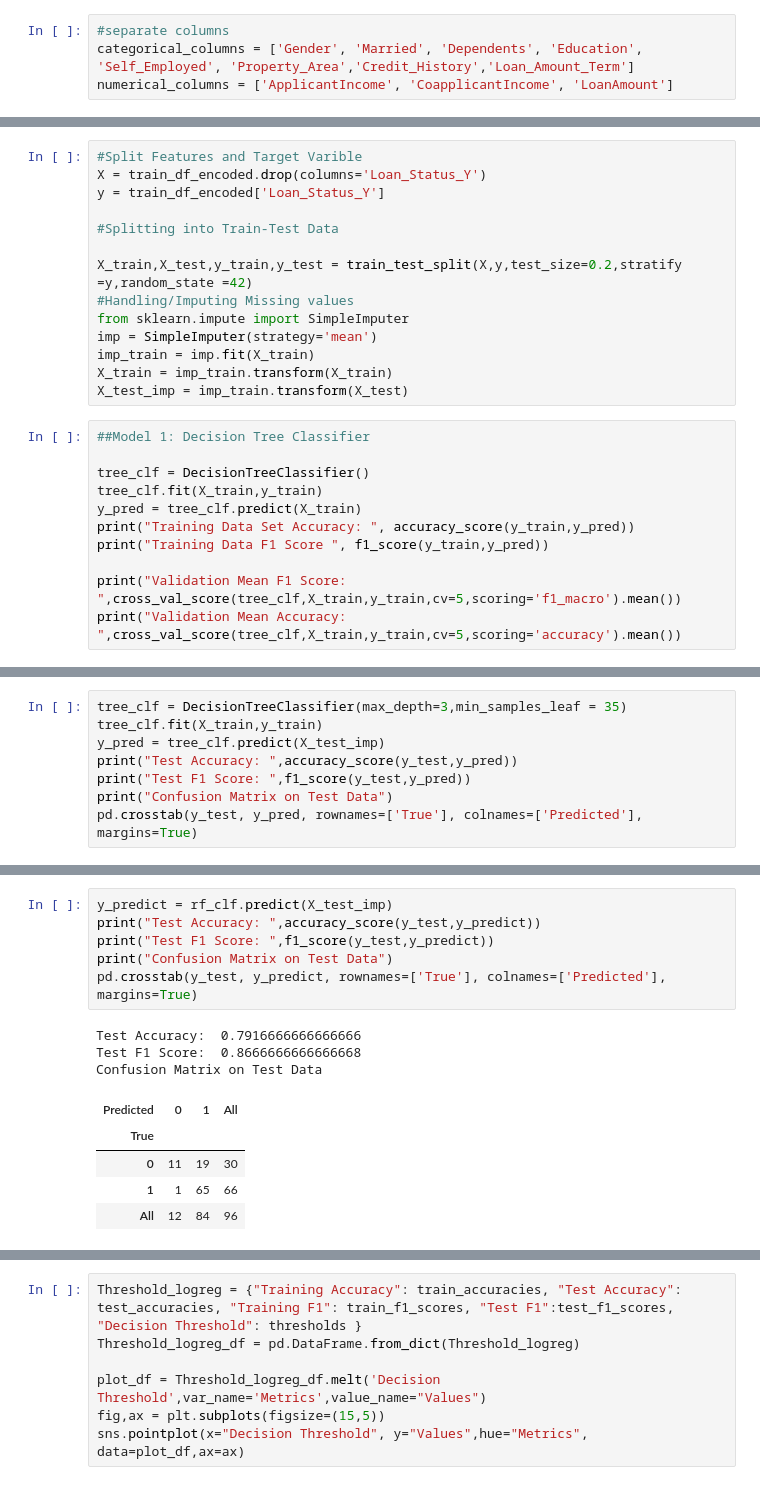
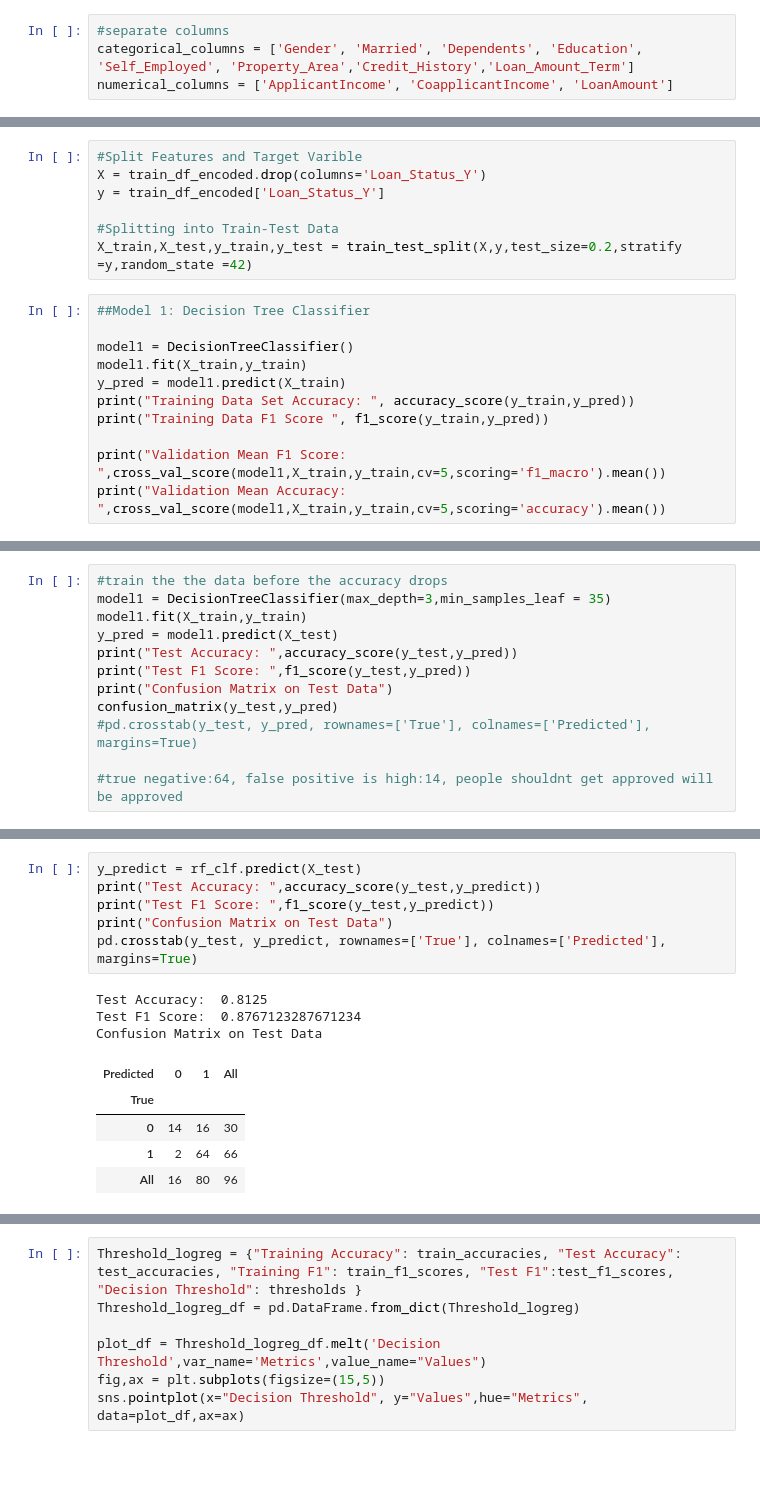
Before and after one commit to marybellavia/project-three, a Jupyter notebook: model_2.ipynb, the cells around one changed output, grey strips where cells are left out. Saved outputs shown, nothing was run; the diff lists cells and outputs as text.

```diff
--- a/model_2.ipynb
+++ b/model_2.ipynb
@@ -86,25 +87,18 @@ X = train_df_encoded.drop(columns='Loan_Status_Y')
 y = train_df_encoded['Loan_Status_Y']
 
 #Splitting into Train-Test Data
-
 X_train,X_test,y_train,y_test = train_test_split(X,y,test_size=0.2,stratify =y,random_state =42)
-#Handling/Imputing Missing values
-from sklearn.impute import SimpleImputer
-imp = SimpleImputer(strategy='mean')
-imp_train = imp.fit(X_train)
-X_train = imp_train.transform(X_train)
-X_test_imp = imp_train.transform(X_test)
 # %%
 ##Model 1: Decision Tree Classifier
 
-tree_clf = DecisionTreeClassifier()
-tree_clf.fit(X_train,y_train)
-y_pred = tree_clf.predict(X_train)
+model1 = DecisionTreeClassifier()
+model1.fit(X_train,y_train)
+y_pred = model1.predict(X_train)
 print("Training Data Set Accuracy: ", accuracy_score(y_train,y_pred))
 print("Training Data F1 Score ", f1_score(y_train,y_pred))
 
-print("Validation Mean F1 Score: ",cross_val_score(tree_clf,X_train,y_train,cv=5,scoring='f1_macro').mean())
-print("Validation Mean Accuracy: ",cross_val_score(tree_clf,X_train,y_train,cv=5,scoring='accuracy').mean())
+print("Validation Mean F1 Score: ",cross_val_score(model1,X_train,y_train,cv=5,scoring='f1_macro').mean())
+print("Validation Mean Accuracy: ",cross_val_score(model1,X_train,y_train,cv=5,scoring='accuracy').mean())
 # %% [output]
 Training Data Set Accuracy:  1.0
 Training Data F1 Score  1.0
@@ -143,13 +141,17 @@ sns.pointplot(x="Min_Samples_leaf", y="Values",hue="Metrics", data=plot_df,ax=ax
 <matplotlib.axes._subplots.AxesSubplot at 0x...>
 [figure]
 # %%
-tree_clf = DecisionTreeClassifier(max_depth=3,min_samples_leaf = 35)
-tree_clf.fit(X_train,y_train)
-y_pred = tree_clf.predict(X_test_imp)
+#train the the data before the accuracy drops
+model1 = DecisionTreeClassifier(max_depth=3,min_samples_leaf = 35)
+model1.fit(X_train,y_train)
+y_pred = model1.predict(X_test)
 print("Test Accuracy: ",accuracy_score(y_test,y_pred))
 print("Test F1 Score: ",f1_score(y_test,y_pred))
 print("Confusion Matrix on Test Data")
-pd.crosstab(y_test, y_pred, rownames=['True'], colnames=['Predicted'], margins=True)
+confusion_matrix(y_test,y_pred)
+#pd.crosstab(y_test, y_pred, rownames=['True'], colnames=['Predicted'], margins=True)
+
+#true negative:64, false positive is high:14, people shouldnt get approved will be approved
 # %% [output]
 Test Accuracy:  0.8333333333333334
 Test F1 Score:  0.8888888888888888
@@ -195,18 +177,18 @@ Validation Mean Accuracy:  0.7967874231032126
 # %%
-y_predict = rf_clf.predict(X_test_imp)
+y_predict = rf_clf.predict(X_test)
 print("Test Accuracy: ",accuracy_score(y_test,y_predict))
 print("Test F1 Score: ",f1_score(y_test,y_predict))
 print("Confusion Matrix on Test Data")
 pd.crosstab(y_test, y_predict, rownames=['True'], colnames=['Predicted'], margins=True)
 # %% [output]
-Test Accuracy:  0.7916666666666666
-Test F1 Score:  0.8666666666666668
+Test Accuracy:  0.8125
+Test F1 Score:  0.8767123287671234
 Confusion Matrix on Test Data
 | Predicted | 0 | 1 | All |
 | True |  |  |  |
-| 0 | 11 | 19 | 30 |
-| 1 | 1 | 65 | 66 |
-| All | 12 | 84 | 96 |
+| 0 | 14 | 16 | 30 |
+| 1 | 2 | 64 | 66 |
+| All | 16 | 80 | 96 |
 # %%
 #Model 3: Logistic Regression
 
```
Also changed, not shown: parts of 28 cells of this notebook.
